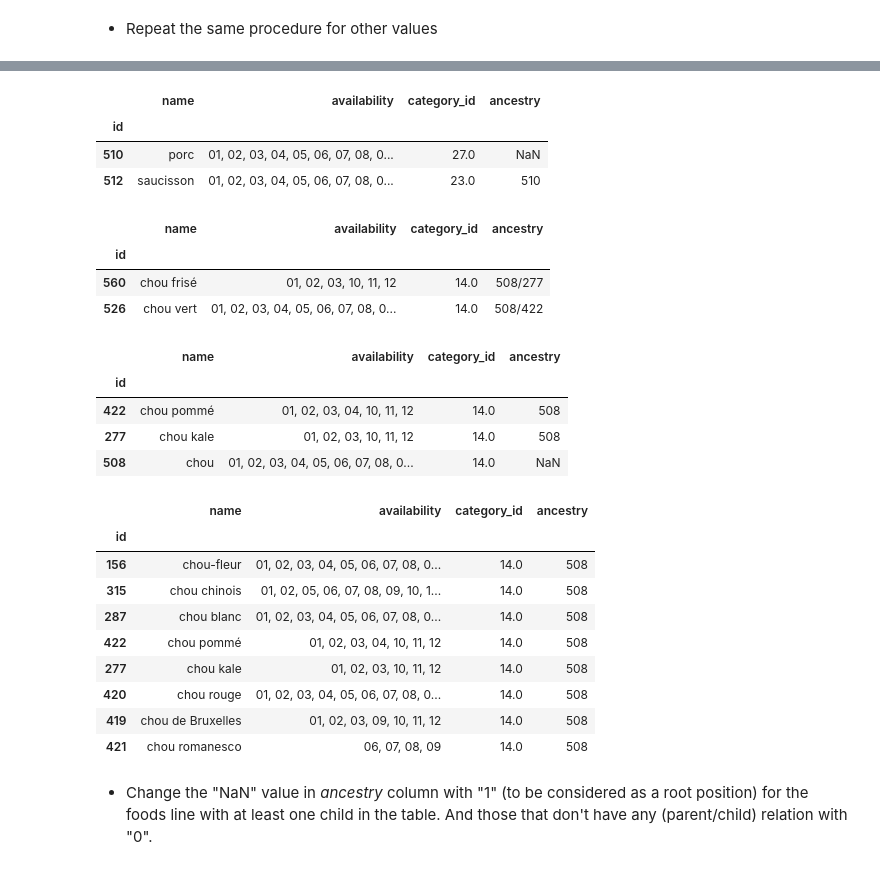
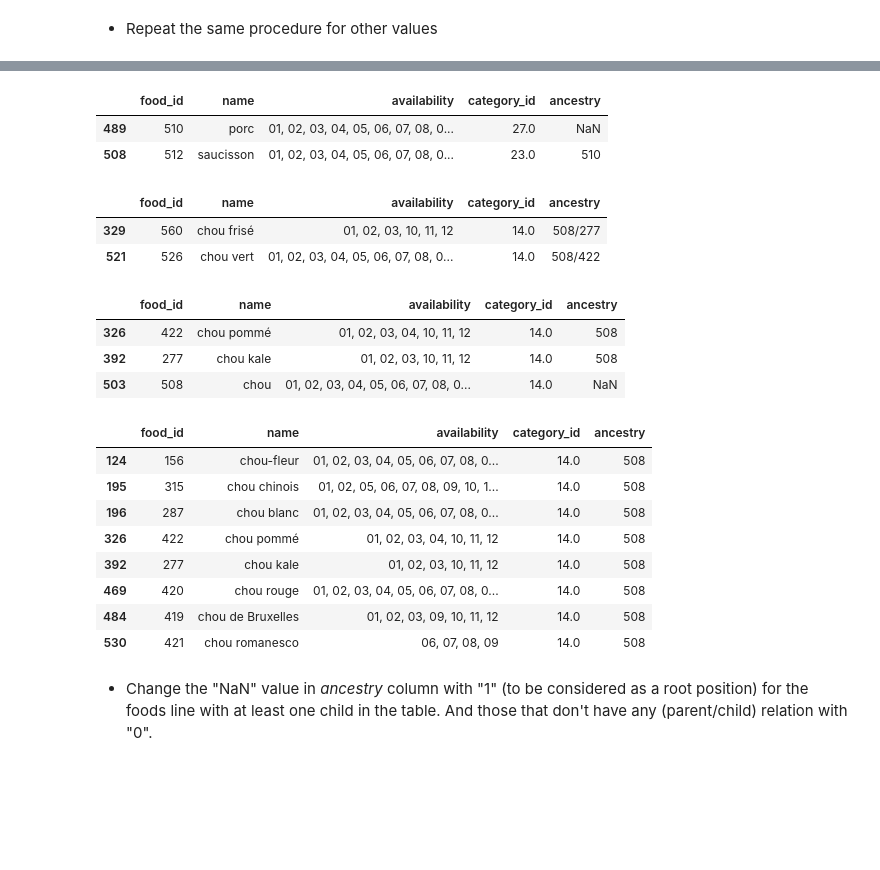
Before and after one commit to rezaadle/food-mama-project, a Jupyter notebook: mama-preprocessing.ipynb, the cells around one changed output, grey strips where cells are left out. Saved outputs shown, nothing was run; the diff lists cells and outputs as text; code cells hidden in the pictures; blank space fills up the shorter version.

Commit message:
Create meta table for clustering

```diff
--- a/mama-preprocessing.ipynb
+++ b/mama-preprocessing.ipynb
@@ -76,6 +73,7 @@ foods[foods.ancestry == str(ancestry_id[0])]
 # %%
 # Fill availability cell with one of its children data (here with the 1st one)
-child_ids = foods[foods.ancestry == str(ancestry_id[0])].index
-foods.loc[ancestry_id[0], ["availability"]] = foods.loc[child_ids[0], ["availability"]]
-foods.loc[ancestry_id[0]]
+child_indexs = food[food.ancestry == str(ancestry_id.values[0])].index
+ancestry_index = food[food.availability.isnull()].index
+food.loc[ancestry_index[0], ["availability"]] = food.loc[child_indexs[0], ["availability"]]
+food.loc[ancestry_index[0]]
 # %% [output]
@@ -109,7 +105,7 @@ foods[foods.name.apply(lambda x: "semoule" in x)]
 # %%
 # Fill the category_id with the value of "semoule"
-id_num = foods[foods.category_id.isnull()].index
-foods.loc[id_num[0], ["category_id"]] = foods[foods.name == "semoule"]["category_id"].values[0]
+index_num = food[food.category_id.isnull()].index
+food.loc[index_num[0], ["category_id"]] = food[food.name == "semoule"]["category_id"].values[0]
 # %% [markdown]
 - Check different value of *ancestry* column and try to minimize the "NaN" values.
 # %%
@@ -153,7 +147,7 @@ foods[(foods.index == 510) | (foods.index == 404)]
 # %%
 # Change the ancestry value with the subcategory id number
-sub_cat = foods[foods.ancestry == "510/404"]["ancestry"]
-foods.loc[sub_cat.index, "ancestry"] = sub_cat.values[0].split("/")[1]
+sub_cat = food[food.ancestry == "510/404"]["ancestry"]
+food.loc[sub_cat.index, "ancestry"] = sub_cat.values[0].split("/")[1]
 # %% [markdown]
 - Repeat the same procedure for other values
 # %%
@@ -166,38 +159,34 @@ foods[foods.ancestry == "510/512"]
-# %%
-foods[(foods.index == 510) | (foods.index == 512)]
-# %% [output]
-|  | name | availability | category_id | ancestry |
-| id |  |  |  |  |
-| 510 | porc | 01, 02, 03, 04, 05, 06, 07, 08, 0... | 27.0 | NaN |
-| 512 | saucisson | 01, 02, 03, 04, 05, 06, 07, 08, 0... | 23.0 | 510 |
+# %%
+food[(food.food_id == 510) | (food.food_id == 512)]
+# %% [output]
+|  | food_id | name | availability | category_id | ancestry |
+| 489 | 510 | porc | 01, 02, 03, 04, 05, 06, 07, 08, 0... | 27.0 | NaN |
+| 508 | 512 | saucisson | 01, 02, 03, 04, 05, 06, 07, 08, 0... | 23.0 | 510 |
 # %%
-foods.loc[[211,361], "ancestry"] = "512"
+food.loc[[189,321], "ancestry"] = "512"
 # %%
-foods[(foods.ancestry == "508/277") | (foods.ancestry == "508/422")]
+food[(food.ancestry == "508/277") | (food.ancestry == "508/422")]
 # %% [output]
-|  | name | availability | category_id | ancestry |
-| id |  |  |  |  |
-| 560 | chou frisé | 01, 02, 03, 10, 11, 12 | 14.0 | 508/277 |
-| 526 | chou vert | 01, 02, 03, 04, 05, 06, 07, 08, 0... | 14.0 | 508/422 |
+|  | food_id | name | availability | category_id | ancestry |
+| 329 | 560 | chou frisé | 01, 02, 03, 10, 11, 12 | 14.0 | 508/277 |
+| 521 | 526 | chou vert | 01, 02, 03, 04, 05, 06, 07, 08, 0... | 14.0 | 508/422 |
-# %%
-foods[(foods.index == 508) | (foods.index == 277) | (foods.index == 422)]
-# %% [output]
-|  | name | availability | category_id | ancestry |
-| id |  |  |  |  |
-| 422 | chou pommé | 01, 02, 03, 04, 10, 11, 12 | 14.0 | 508 |
-| 277 | chou kale | 01, 02, 03, 10, 11, 12 | 14.0 | 508 |
-| 508 | chou | 01, 02, 03, 04, 05, 06, 07, 08, 0... | 14.0 | NaN |
+# %%
+food[(food.food_id == 508) | (food.food_id == 277) | (food.food_id == 422)]
+# %% [output]
+|  | food_id | name | availability | category_id | ancestry |
+| 326 | 422 | chou pommé | 01, 02, 03, 04, 10, 11, 12 | 14.0 | 508 |
+| 392 | 277 | chou kale | 01, 02, 03, 10, 11, 12 | 14.0 | 508 |
+| 503 | 508 | chou | 01, 02, 03, 04, 05, 06, 07, 08, 0... | 14.0 | NaN |
 # %%
-foods[(foods.ancestry == "508") | (foods.ancestry == "277") | (foods.ancestry == "422")]
+food[(food.ancestry == "508") | (food.ancestry == "277") | (food.ancestry == "422")]
 # %% [output]
-|  | name | availability | category_id | ancestry |
-| id |  |  |  |  |
-| 156 | chou-fleur | 01, 02, 03, 04, 05, 06, 07, 08, 0... | 14.0 | 508 |
-| 315 | chou chinois | 01, 02, 05, 06, 07, 08, 09, 10, 1... | 14.0 | 508 |
-| 287 | chou blanc | 01, 02, 03, 04, 05, 06, 07, 08, 0... | 14.0 | 508 |
-| 422 | chou pommé | 01, 02, 03, 04, 10, 11, 12 | 14.0 | 508 |
-| 277 | chou kale | 01, 02, 03, 10, 11, 12 | 14.0 | 508 |
-| 420 | chou rouge | 01, 02, 03, 04, 05, 06, 07, 08, 0... | 14.0 | 508 |
-| 419 | chou de Bruxelles | 01, 02, 03, 09, 10, 11, 12 | 14.0 | 508 |
-| 421 | chou romanesco | 06, 07, 08, 09 | 14.0 | 508 |
+|  | food_id | name | availability | category_id | ancestry |
+| 124 | 156 | chou-fleur | 01, 02, 03, 04, 05, 06, 07, 08, 0... | 14.0 | 508 |
+| 195 | 315 | chou chinois | 01, 02, 05, 06, 07, 08, 09, 10, 1... | 14.0 | 508 |
+| 196 | 287 | chou blanc | 01, 02, 03, 04, 05, 06, 07, 08, 0... | 14.0 | 508 |
+| 326 | 422 | chou pommé | 01, 02, 03, 04, 10, 11, 12 | 14.0 | 508 |
+| 392 | 277 | chou kale | 01, 02, 03, 10, 11, 12 | 14.0 | 508 |
+| 469 | 420 | chou rouge | 01, 02, 03, 04, 05, 06, 07, 08, 0... | 14.0 | 508 |
+| 484 | 419 | chou de Bruxelles | 01, 02, 03, 09, 10, 11, 12 | 14.0 | 508 |
+| 530 | 421 | chou romanesco | 06, 07, 08, 09 | 14.0 | 508 |
 # %%
```
Also changed, not shown: parts of 25 cells of this notebook, 2 other files.
